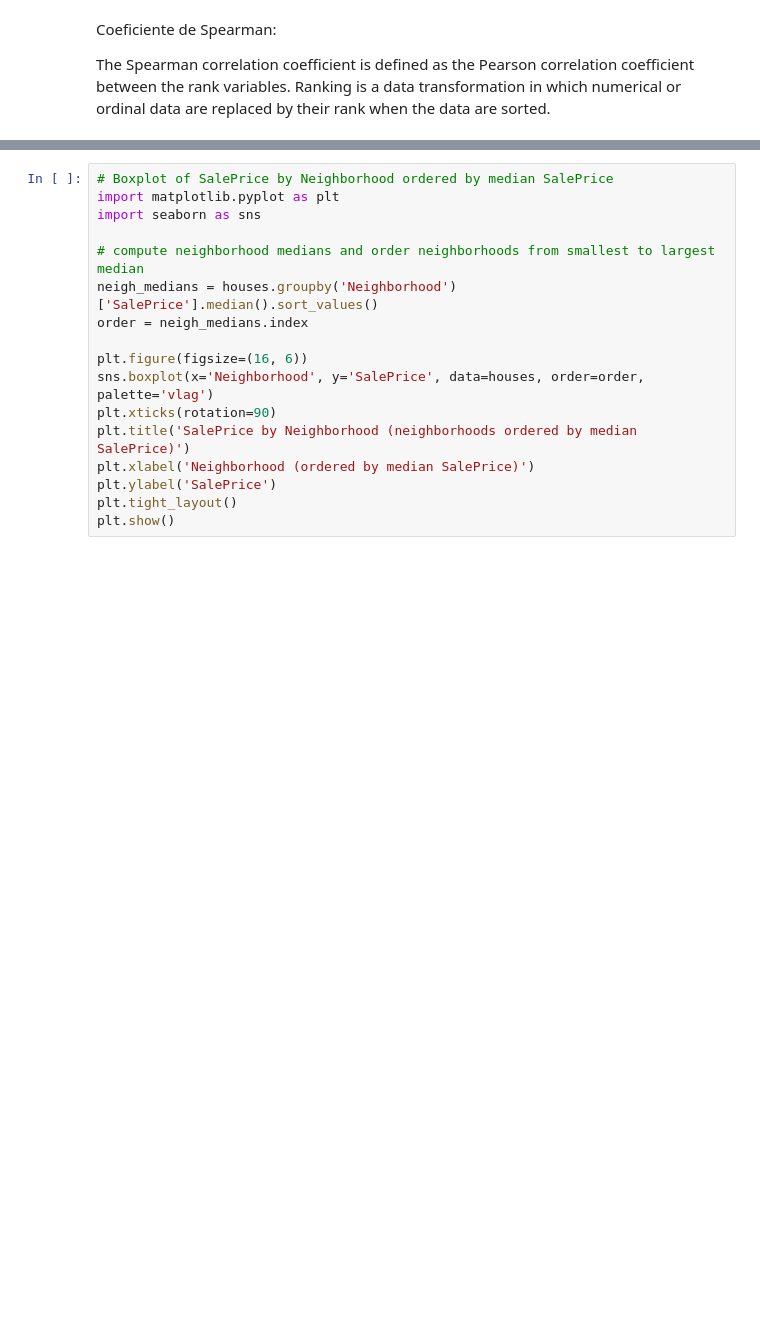
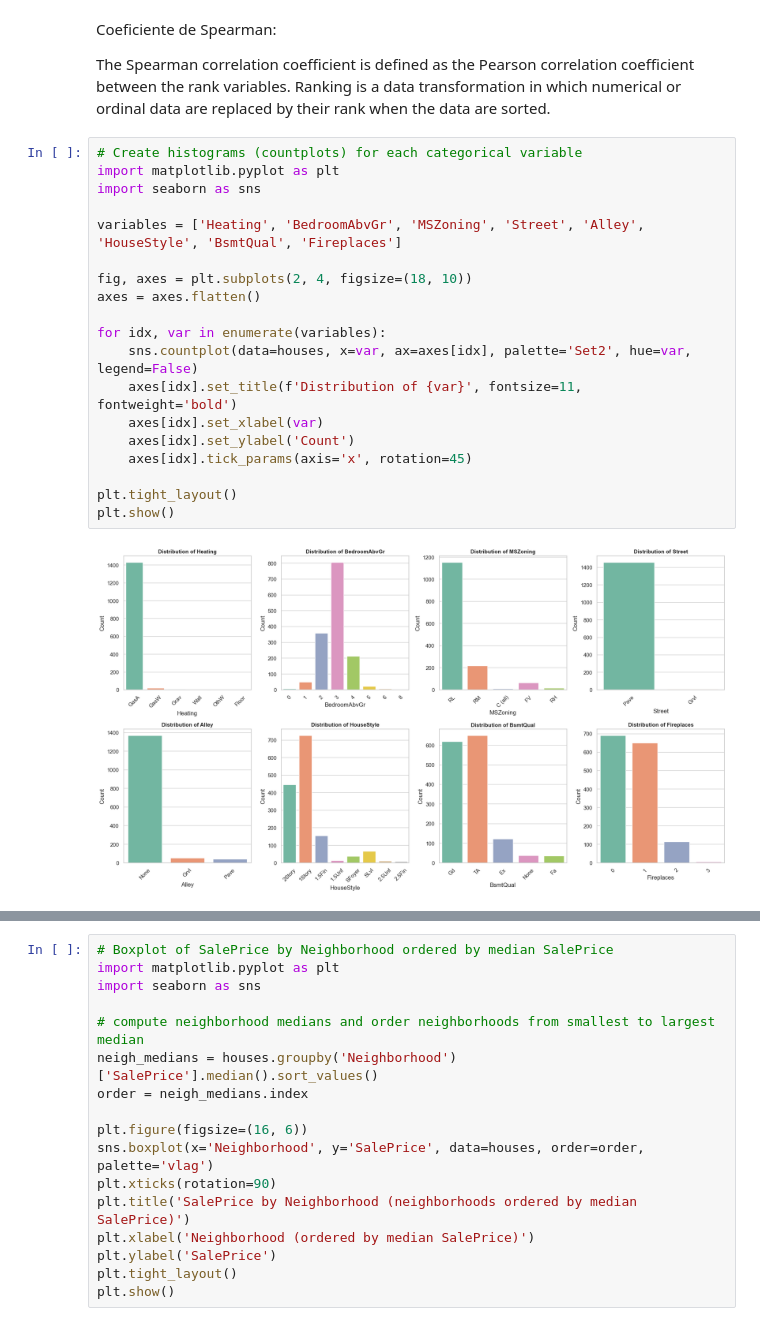
Before and after one commit to mariribeiro257/estat-exame-B, a Jupyter notebook: eda_housing_prices.ipynb, the cells around one changed output, grey strips where cells are left out. Cells and saved outputs as stored; diff of their text form; blank space fills up the shorter version.

```diff
--- a/eda_housing_prices.ipynb
+++ b/eda_housing_prices.ipynb
@@ -221,3 +343,24 @@ Coeficiente de Spearman:
 
 The Spearman correlation coefficient is defined as the Pearson correlation coefficient between the rank variables.
 Ranking is a data transformation in which numerical or ordinal data are replaced by their rank when the data are sorted.
+# %%
+# Create histograms (countplots) for each categorical variable
+import matplotlib.pyplot as plt
+import seaborn as sns
+
+variables = ['Heating', 'BedroomAbvGr', 'MSZoning', 'Street', 'Alley', 'HouseStyle', 'BsmtQual', 'Fireplaces']
+
+fig, axes = plt.subplots(2, 4, figsize=(18, 10))
+axes = axes.flatten()
+
+for idx, var in enumerate(variables):
+    sns.countplot(data=houses, x=var, ax=axes[idx], palette='Set2', hue=var, legend=False)
+    axes[idx].set_title(f'Distribution of {var}', fontsize=11, fontweight='bold')
+    axes[idx].set_xlabel(var)
+    axes[idx].set_ylabel('Count')
+    axes[idx].tick_params(axis='x', rotation=45)
+
+plt.tight_layout()
+plt.show()
+# %% [output]
+[figure, added]
```
Also changed, not shown: parts of 29 cells of this notebook.
